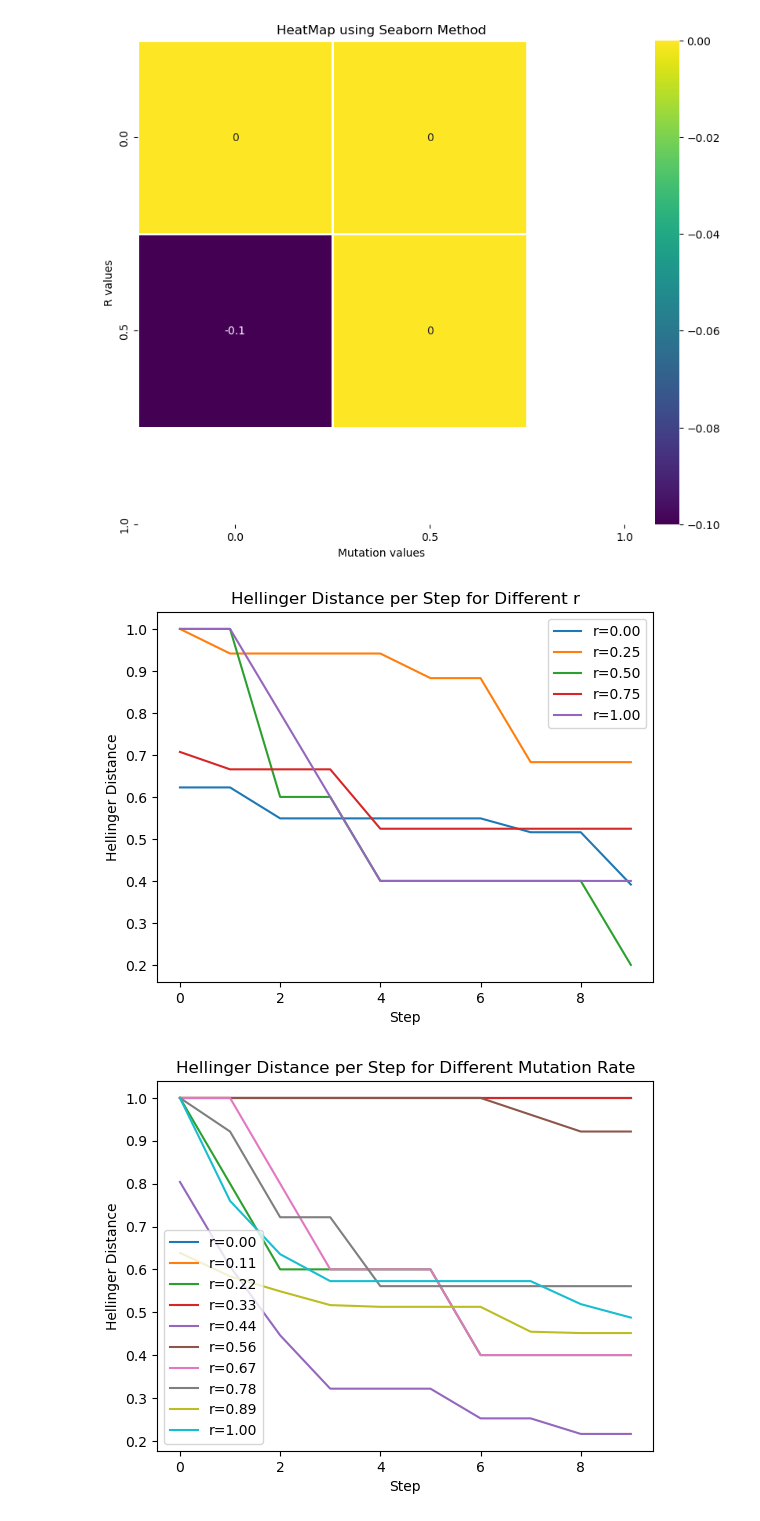
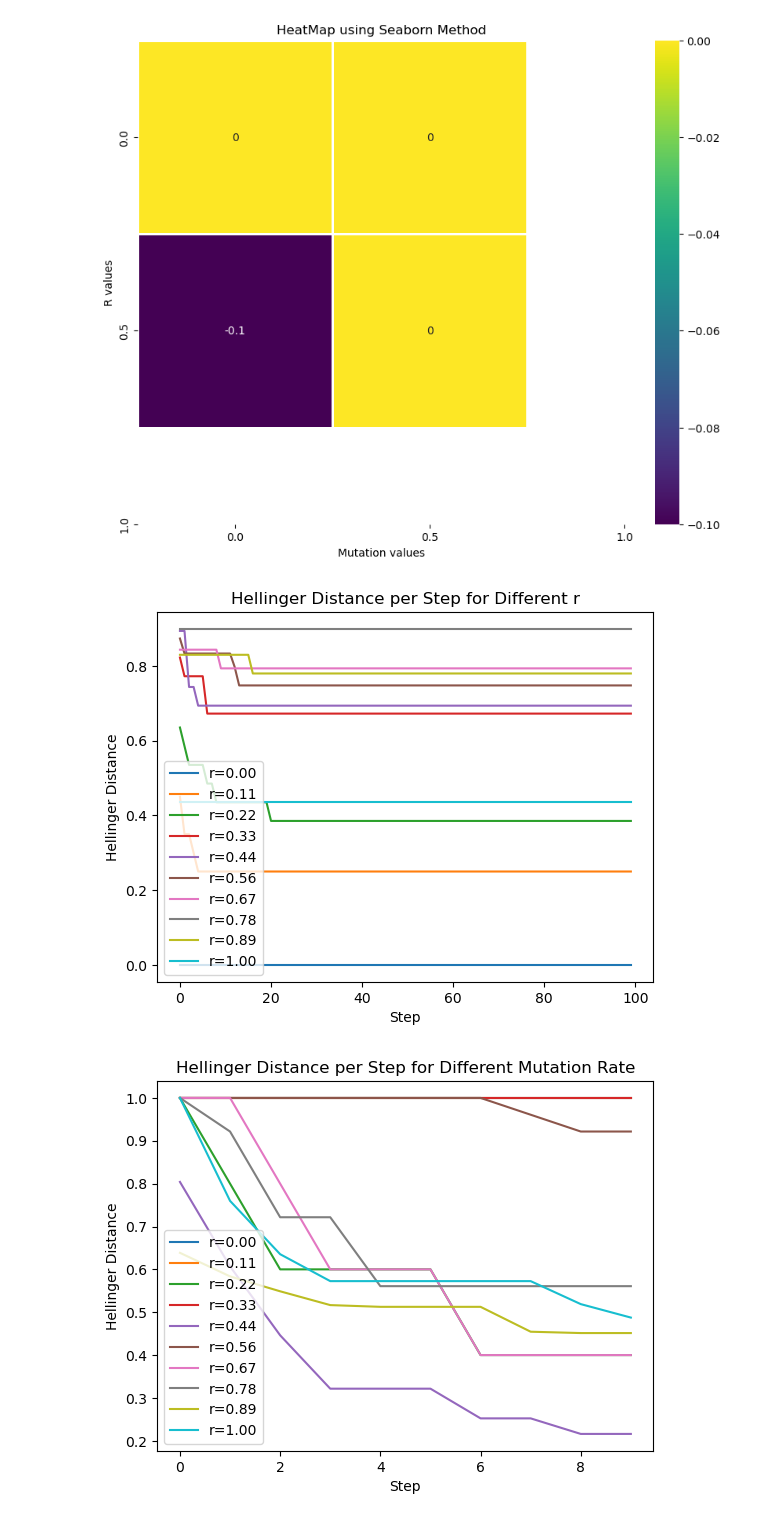
Before and after one commit to emielrobben/Capstone_AUC, a Jupyter notebook: notebook31.ipynb, the cells around one changed output. Saved outputs shown, nothing was run; the diff lists cells and outputs as text; code cells hidden in the pictures.

```diff
--- a/notebook31.ipynb
+++ b/notebook31.ipynb
@@ -85,9 +85,21 @@ Our dataset is :  [[ 0.   0. ]
  [-0.1  0. ]]
 [figure]
 # %%
+r = 0.5
+mutation_rate = 0.5
+threshold = 0
+d_r = 0.1
+d_mutation = 0.1
+num_T = 10
+num_processes = 5
+maxiter = 100
+iteration_for_average = 20
+#p = 0.5
+iterations_convergence = 20
+
 RBN_flip.convergence_plots_r(K, r, iterations_convergence, mutation_rate, N_agent, N_environment,d_mutation, maxiter, iteration_for_average, d_r, num_T, threshold, num_processes)
 # %% [output]
-[figure, old version]
+[figure, new version]
 # %%
 r = 0.5
 mutation_rate = 0.5
```
Also changed, not shown: 1 other file.
